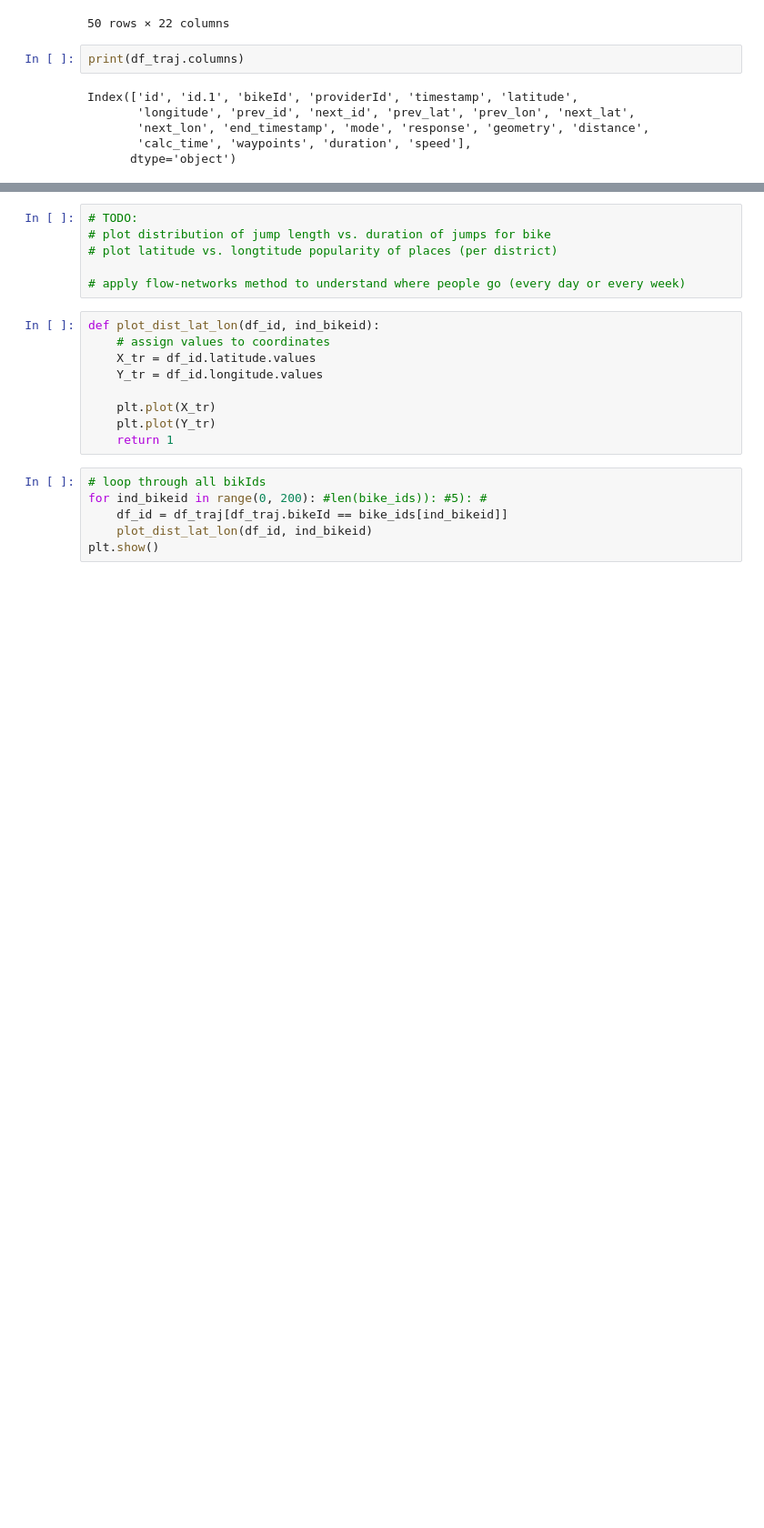
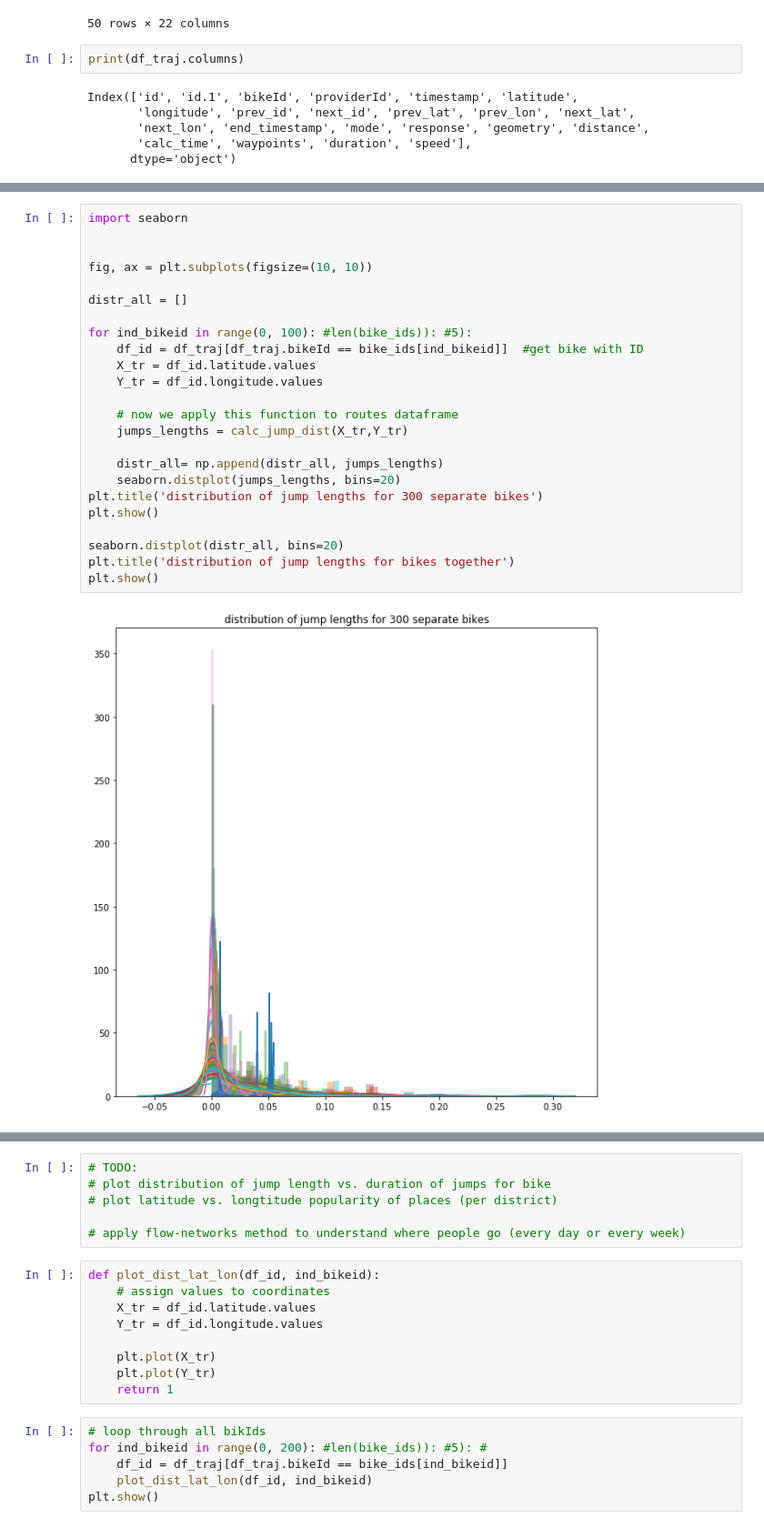
Before and after one commit to Liyubov/bike-sharing, a Jupyter notebook: bikes_mobility_analysis_trajectories/bikes_trajectories_analys.ipynb, the cells around one changed output, grey strips where cells are left out. Shown at 91% size. Saved outputs shown, nothing was run; the diff lists cells and outputs as text; blank space fills up the shorter version.

```diff
--- a/bikes_mobility_analysis_trajectories/bikes_trajectories_analys.ipynb
+++ b/bikes_mobility_analysis_trajectories/bikes_trajectories_analys.ipynb
@@ -105,0 +136,26 @@ plt.show()
+# %%
+import seaborn
+
+
+fig, ax = plt.subplots(figsize=(10, 10))
+
+distr_all = []
+
+for ind_bikeid in range(0, 100): #len(bike_ids)): #5):
+    df_id = df_traj[df_traj.bikeId == bike_ids[ind_bikeid]]  #get bike with ID
+    X_tr = df_id.latitude.values
+    Y_tr = df_id.longitude.values
+
+    # now we apply this function to routes dataframe
+    jumps_lengths = calc_jump_dist(X_tr,Y_tr)
+
+    distr_all= np.append(distr_all, jumps_lengths)
+    seaborn.distplot(jumps_lengths, bins=20)
+plt.title('distribution of jump lengths for 300 separate bikes')
+plt.show()
+
+seaborn.distplot(distr_all, bins=20)
+plt.title('distribution of jump lengths for bikes together')
+plt.show()
+# %% [output]
+[figure, added]
```
Also changed, not shown: parts of 8 cells of this notebook.
